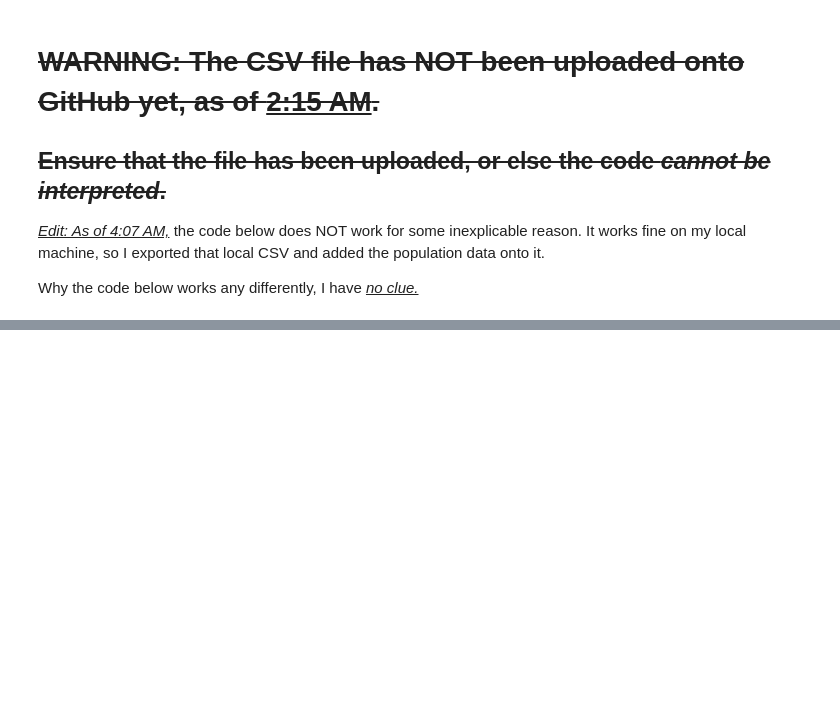
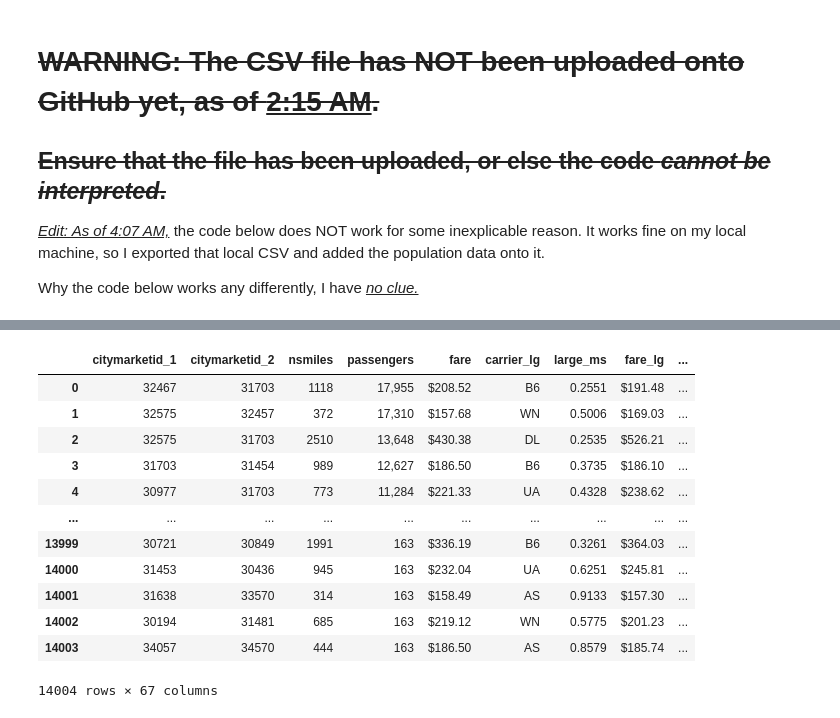
Before and after one commit to Speeb04/SDSS-Datathon, a Jupyter notebook: data-collection.ipynb, the cells around one changed output, grey strips where cells are left out. Drawn from its saved outputs; the diff is of its cells as text; code cells hidden in the pictures; blank space fills up the shorter version.

```diff
--- a/data-collection.ipynb
+++ b/data-collection.ipynb
@@ -256,0 +449,17 @@ df
+# %%
+df = pd.merge(df_gdp_clone, df_pop_clone)
+df
+# %% [output]
+|  | citymarketid_1 | citymarketid_2 | nsmiles | passengers | fare | carrier_lg | large_ms | fare_lg | ... |
+| 0 | 32467 | 31703 | 1118 | 17,955 | $208.52 | B6 | 0.2551 | $191.48 | ... |
+| 1 | 32575 | 32457 | 372 | 17,310 | $157.68 | WN | 0.5006 | $169.03 | ... |
+| 2 | 32575 | 31703 | 2510 | 13,648 | $430.38 | DL | 0.2535 | $526.21 | ... |
+| 3 | 31703 | 31454 | 989 | 12,627 | $186.50 | B6 | 0.3735 | $186.10 | ... |
+| 4 | 30977 | 31703 | 773 | 11,284 | $221.33 | UA | 0.4328 | $238.62 | ... |
+| ... | ... | ... | ... | ... | ... | ... | ... | ... | ... |
+| 13999 | 30721 | 30849 | 1991 | 163 | $336.19 | B6 | 0.3261 | $364.03 | ... |
+| 14000 | 31453 | 30436 | 945 | 163 | $232.04 | UA | 0.6251 | $245.81 | ... |
+| 14001 | 31638 | 33570 | 314 | 163 | $158.49 | AS | 0.9133 | $157.30 | ... |
+| 14002 | 30194 | 31481 | 685 | 163 | $219.12 | WN | 0.5775 | $201.23 | ... |
+| 14003 | 34057 | 34570 | 444 | 163 | $186.50 | AS | 0.8579 | $185.74 | ... |
+14004 rows × 67 columns
```
Also changed, not shown: parts of 18 cells of this notebook.
